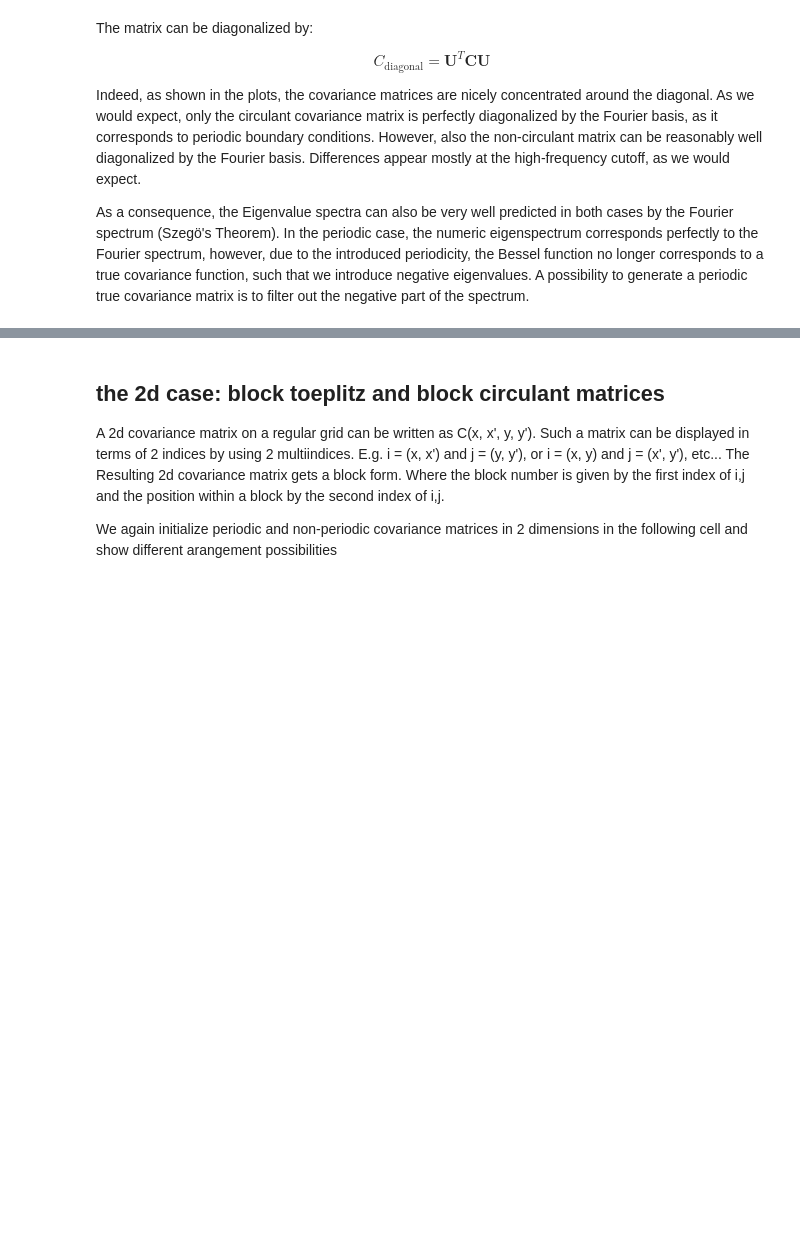
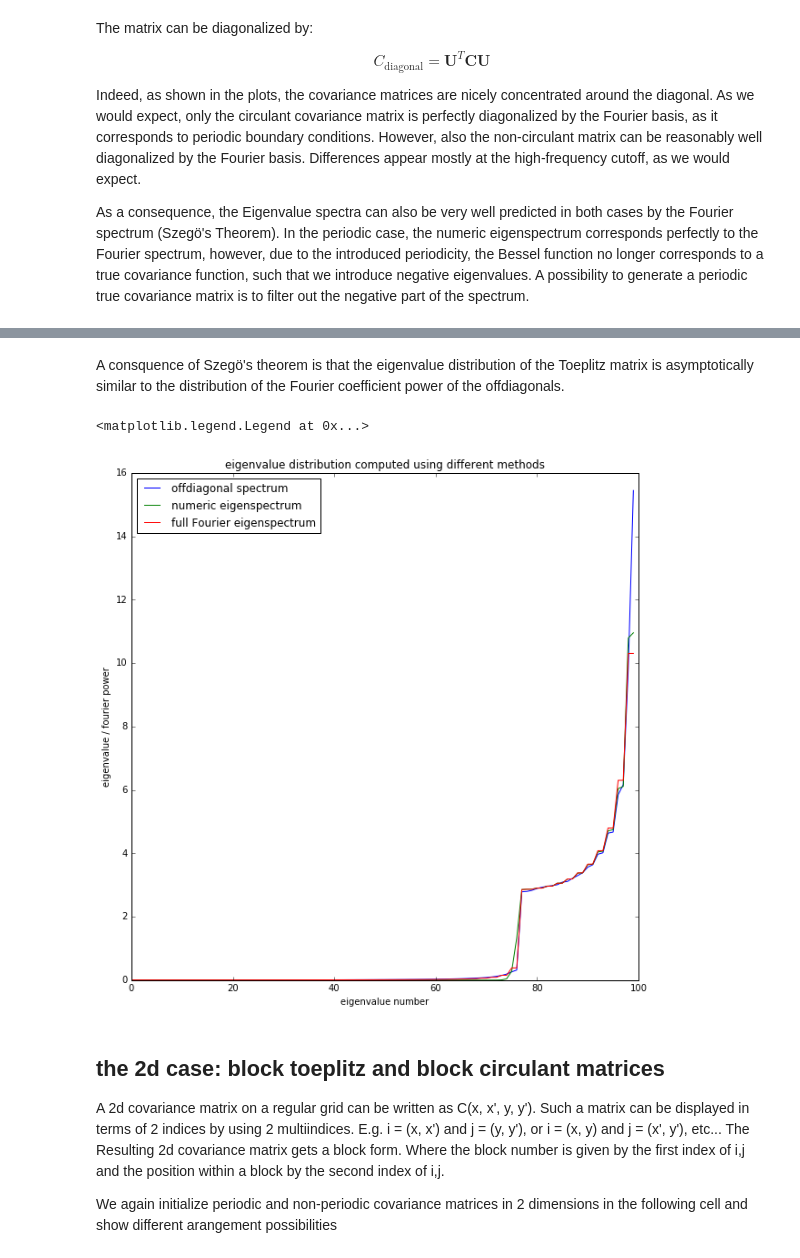
Before and after one commit to MMesch/toeplitz_spectrum, a Jupyter notebook: toeplitz_spectrum.ipynb, the cells around one changed output, grey strips where cells are left out. Cells and saved outputs as stored; diff of their text form; code cells hidden in the pictures; blank space fills up the shorter version.

```diff
--- a/toeplitz_spectrum.ipynb
+++ b/toeplitz_spectrum.ipynb
@@ -129,3 +151,18 @@ axes[1, 1].legend(loc=2)
+# %% [markdown]
+A consquence of Szegö's theorem is that the eigenvalue distribution of the Toeplitz matrix is asymptotically similar to the distribution of the Fourier coefficient power of the offdiagonals.
+# %%
+spec = np.fft.rfft(tk)
+
+fig, ax = plt.subplots(1, 1, figsize=(10, 10))
+ax.plot(np.sort(np.abs(spec)), label='offdiagonal spectrum')
+ax.plot(np.sort(np.abs(evals)), label='numeric eigenspectrum')
+ax.plot(np.sort(np.abs(evals_ana)), label='full Fourier eigenspectrum')
+ax.set(title='eigenvalue distribution computed using different methods', xlabel='eigenvalue number',
+       ylabel='eigenvalue / fourier power')
+ax.legend(loc=2)
+# %% [output]
+<matplotlib.legend.Legend at 0x...>
+[figure, added]
 # %% [markdown]
 ## the 2d case: block toeplitz and block circulant matrices
 
```
Also changed, not shown: parts of 5 cells of this notebook.
